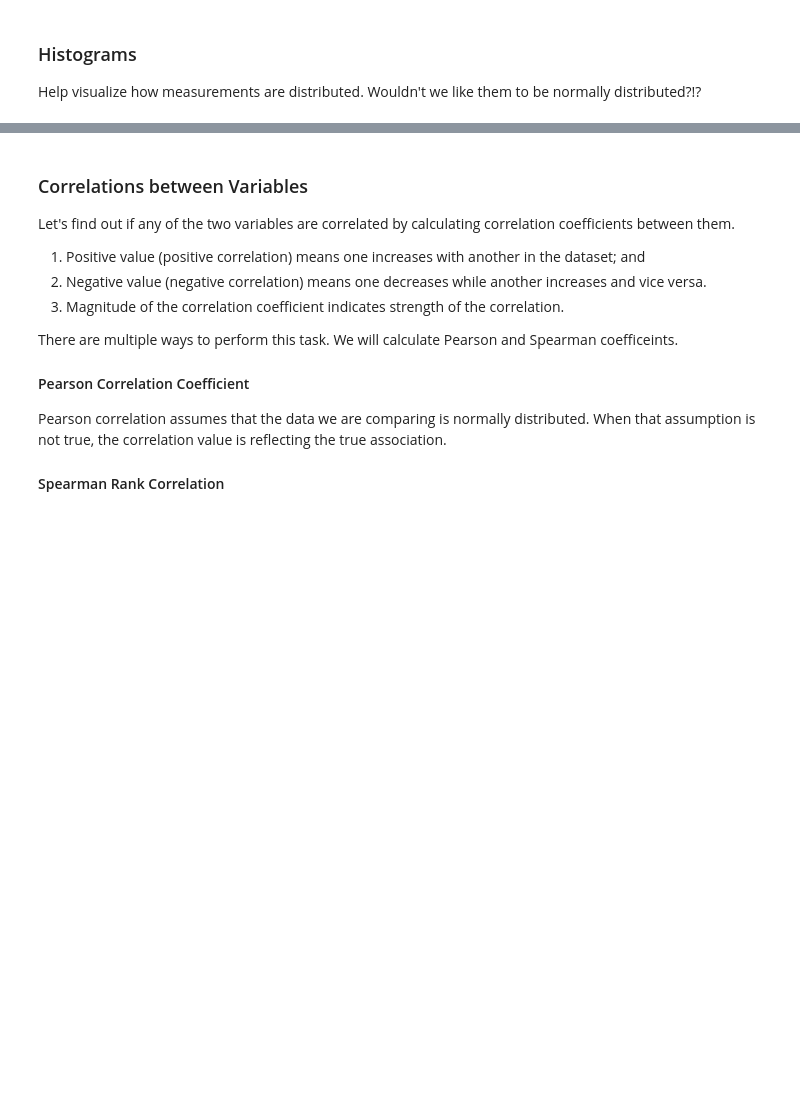
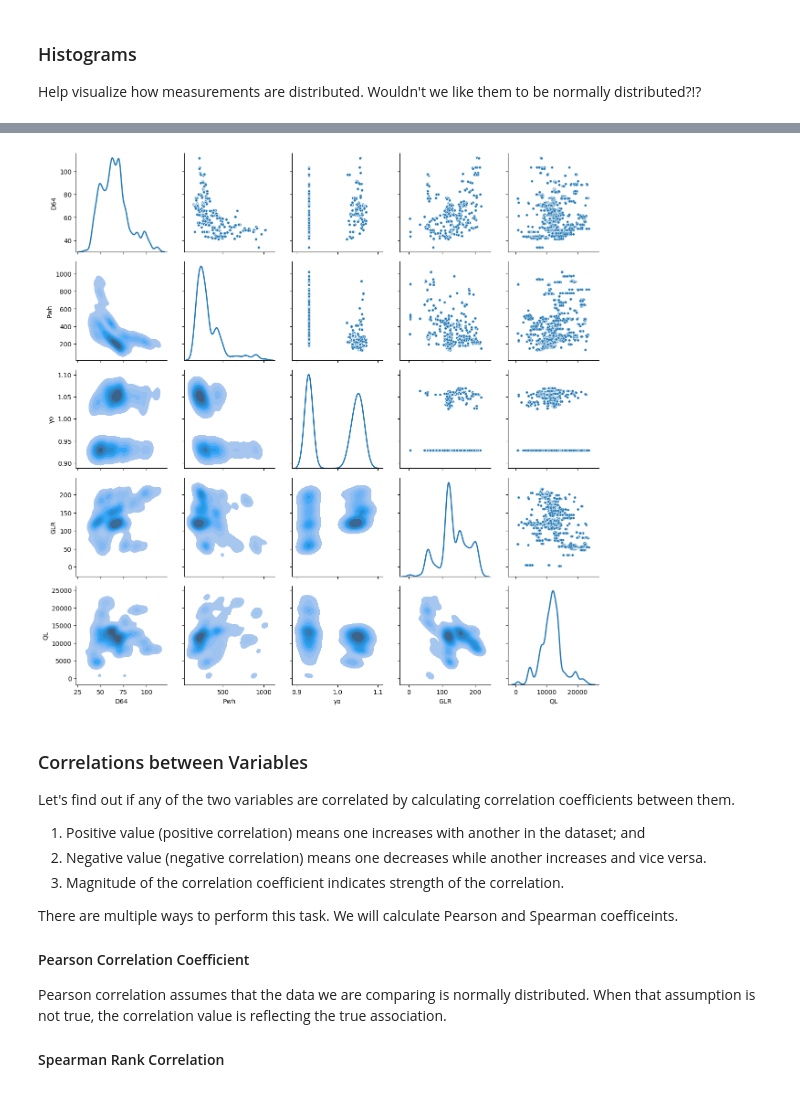
Before and after one commit to SPE-PFAC01/ALCE, a Jupyter notebook: ChokeFlow.ipynb, the cells around one changed output, grey strips where cells are left out. Cells and saved outputs as stored; diff of their text form; code cells hidden in the pictures; blank space fills up the shorter version.

```diff
--- a/ChokeFlow.ipynb
+++ b/ChokeFlow.ipynb
@@ -66,13 +102,15 @@ vfm.drop(columns=['SampleID']).hist(figsize=(20, 20));
 # %%
 plot_vars = ['D64', 'Pwh', 'γo', 'GLR', 'QL']
 # Define a function to plot histogram and scatterplot for the specified variables/columns of provided dataframe
 def plotPairgrid(df, plot_vars):
     g = sns.PairGrid(data=df, vars=plot_vars, diag_sharey=False);
     g.map_upper(sns.scatterplot, s=15);
-    g.map_lower(sns.kdeplot);
+    g.map_lower(sns.kdeplot, fill='True');
     g.map_diag(sns.kdeplot, lw=2);
 
 plotPairgrid(vfm, plot_vars);
+# %% [output]
+[figure, added]
 # %% [markdown]
 ### Correlations between Variables
 Let's find out if any of the two variables are correlated by calculating correlation coefficients between them.
```
Also changed, not shown: parts of 10 cells of this notebook.
